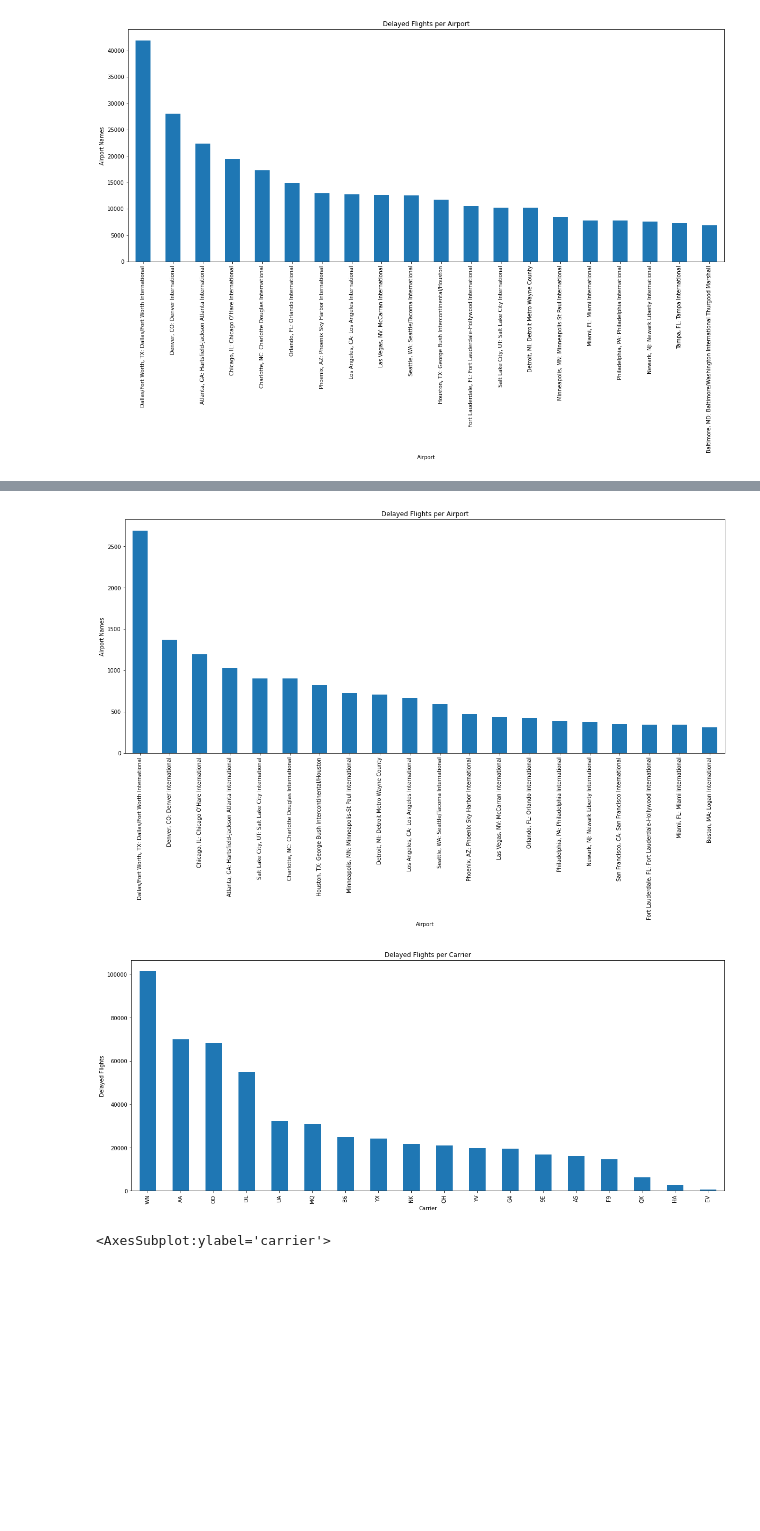
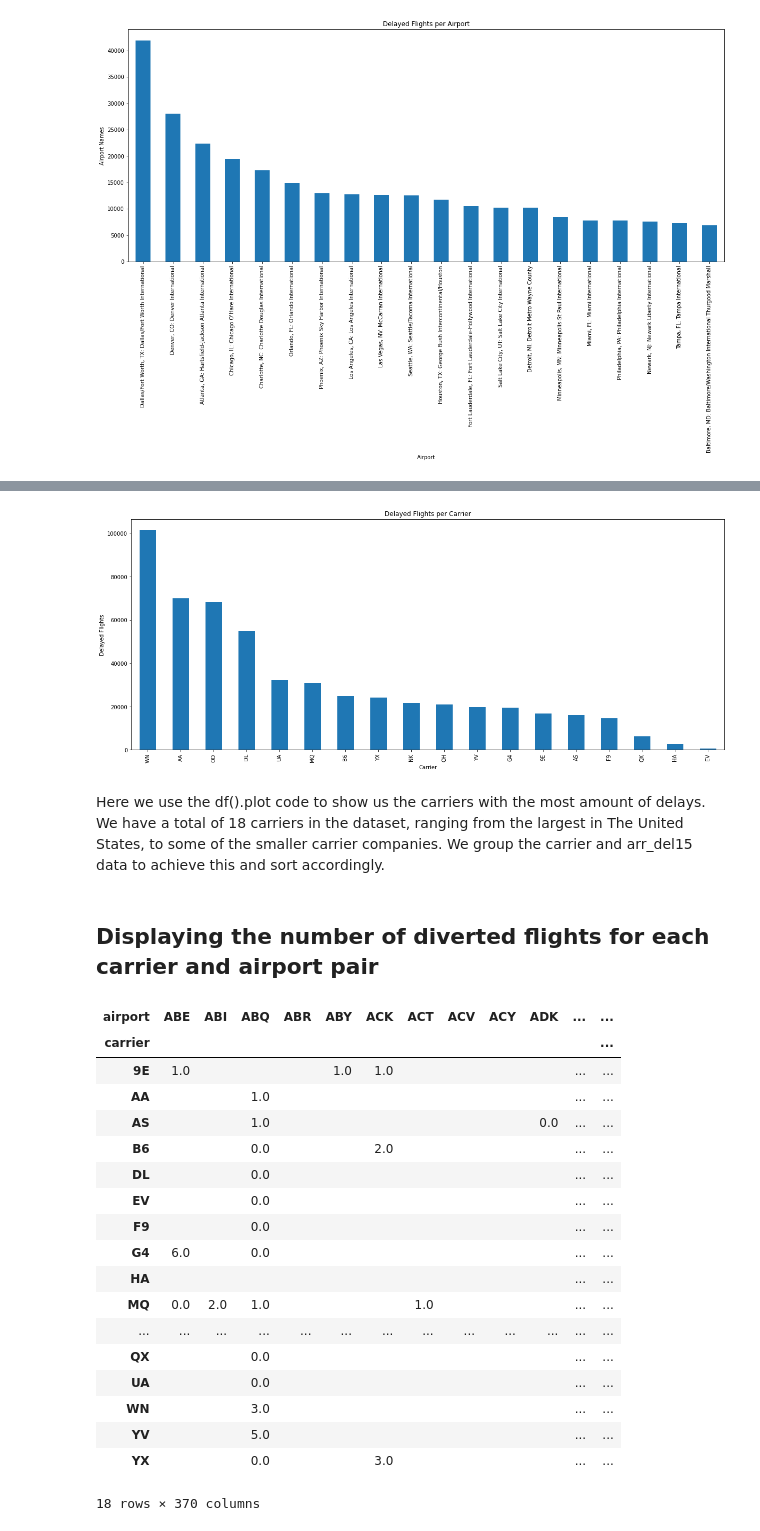
Before and after one commit to kmccoy123/Flight-Delays, a Jupyter notebook: report.ipynb, the cells around one changed output, grey strips where cells are left out. Saved outputs shown, nothing was run; the diff lists cells and outputs as text; code cells hidden in the pictures; blank space fills up the shorter version.

```diff
--- a/report.ipynb
+++ b/report.ipynb
@@ -140,42 +170,45 @@ ax.set_ylabel('Airport Names');
 # %%
 ax = (
     df
-    .groupby('airport_name')
-    .weather_ct
+    .groupby('carrier')
+    .arr_del15
     .sum()
     .sort_values(ascending=False)
     .head(20)
     .plot(
         kind='bar',
         figsize=(20,8),
-        title='Delayed Flights per Airport',
+        title='Delayed Flights per Carrier',
     )
 )
-""
-ax.set_xlabel('Airport')
-ax.set_ylabel('Airport Names');
+
+ax.set_xlabel('Carrier')
+ax.set_ylabel('Delayed Flights');
 # %% [output]
-[figure, old version]
+[figure, new version]
-# %%
-ax = (
-    df
-    .groupby('carrier')
-    .arr_del15
-    .sum()
-    .sort_values(ascending=False)
-    .head(20)
-    .plot(
-        kind='bar',
-        figsize=(20,8),
-        title='Delayed Flights per Carrier',
-    )
-)
-""
-ax.set_xlabel('Carrier')
-ax.set_ylabel('Delayed Flights');
-# %% [output]
-[figure, removed]
-# %%
-df.plot(x="carrier", y=["weather_ct", "carrier_ct"], kind="barh")
-# %% [output]
-<AxesSubplot:ylabel='carrier'>
+# %% [markdown]
+Here we use the df().plot code to show us the carriers with the most amount of delays.  We have a total of 18 carriers in the dataset, ranging from the largest in The United States, to some of the smaller carrier companies.  We group the carrier and arr_del15 data to achieve this and sort accordingly.
+# %% [markdown]
+## Displaying the number of diverted flights for each carrier and airport pair
+# %%
+pd.crosstab(df['carrier'], df['airport'], values=df['arr_diverted'], aggfunc='sum').fillna('')
+# %% [output]
+| airport | ABE | ABI | ABQ | ABR | ABY | ACK | ACT | ACV | ACY | ADK | ... | ... |
+| carrier |  |  |  |  |  |  |  |  |  |  |  | ... |
+| 9E | 1.0 |  |  |  | 1.0 | 1.0 |  |  |  |  | ... | ... |
+| AA |  |  | 1.0 |  |  |  |  |  |  |  | ... | ... |
+| AS |  |  | 1.0 |  |  |  |  |  |  | 0.0 | ... | ... |
+| B6 |  |  | 0.0 |  |  | 2.0 |  |  |  |  | ... | ... |
+| DL |  |  | 0.0 |  |  |  |  |  |  |  | ... | ... |
+| EV |  |  | 0.0 |  |  |  |  |  |  |  | ... | ... |
+| F9 |  |  | 0.0 |  |  |  |  |  |  |  | ... | ... |
+| G4 | 6.0 |  | 0.0 |  |  |  |  |  |  |  | ... | ... |
+| HA |  |  |  |  |  |  |  |  |  |  | ... | ... |
+| MQ | 0.0 | 2.0 | 1.0 |  |  |  | 1.0 |  |  |  | ... | ... |
+| ... | ... | ... | ... | ... | ... | ... | ... | ... | ... | ... | ... | ... |
+| QX |  |  | 0.0 |  |  |  |  |  |  |  | ... | ... |
+| UA |  |  | 0.0 |  |  |  |  |  |  |  | ... | ... |
+| WN |  |  | 3.0 |  |  |  |  |  |  |  | ... | ... |
+| YV |  |  | 5.0 |  |  |  |  |  |  |  | ... | ... |
+| YX |  |  | 0.0 |  |  | 3.0 |  |  |  |  | ... | ... |
+18 rows × 370 columns
```
Also changed, not shown: parts of 32 cells of this notebook, 4 other files.
